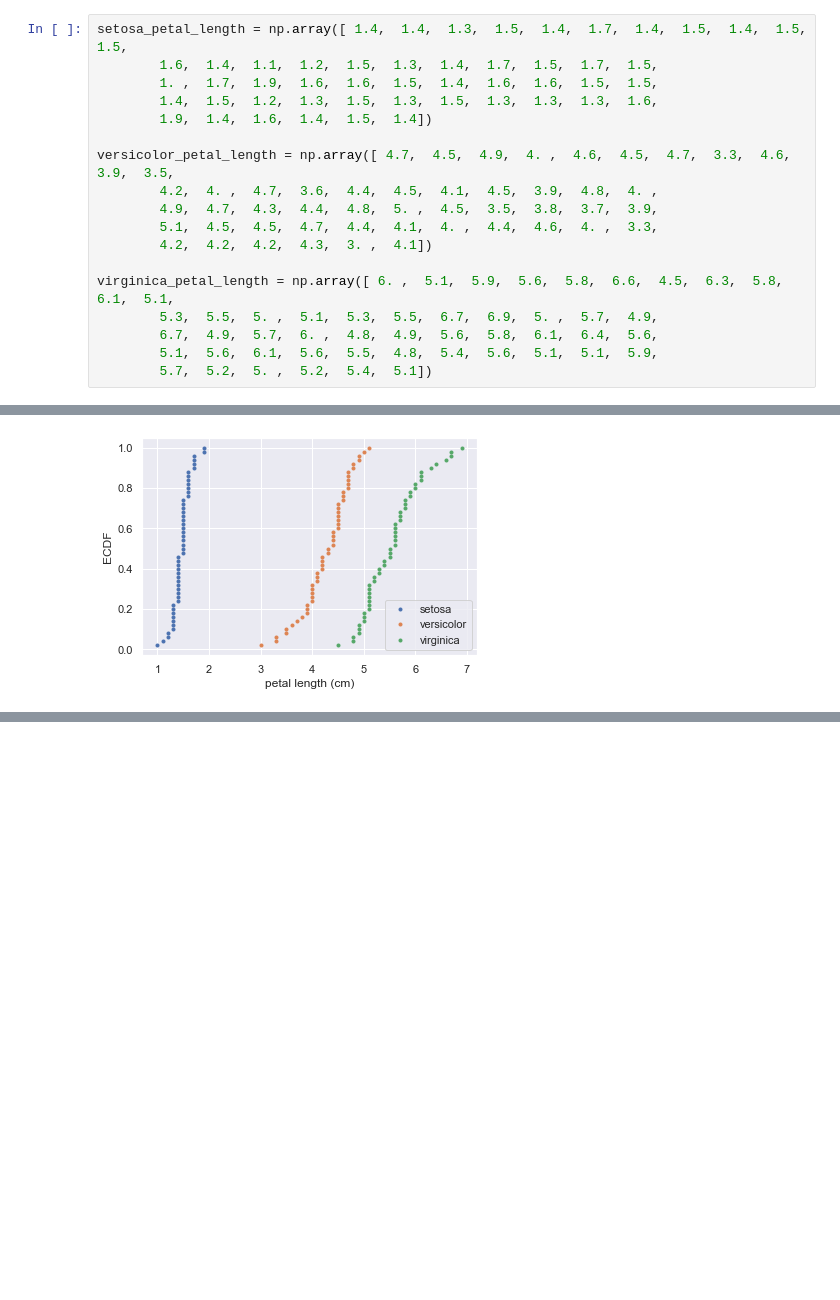
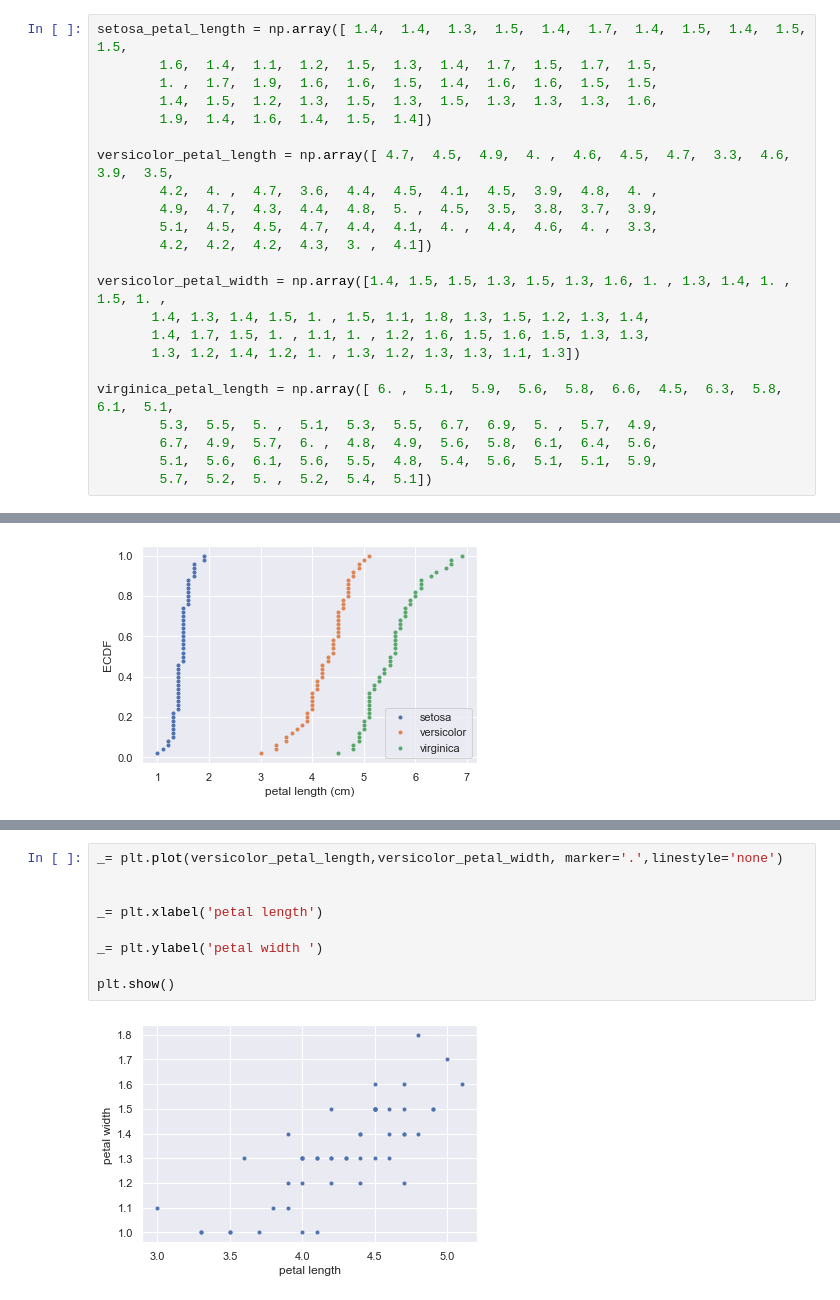
Before and after one commit to asaadkhattab/IrisSpecies, a Jupyter notebook: statistics.ipynb, the cells around one changed output, grey strips where cells are left out. Cells and saved outputs as stored; diff of their text form; blank space fills up the shorter version.

```diff
--- a/statistics.ipynb
+++ b/statistics.ipynb
@@ -45,6 +45,11 @@ versicolor_petal_length = np.array([ 4.7,  4.5,  4.9,  4. ,  4.6,  4.5,  4.7,  3
         5.1,  4.5,  4.5,  4.7,  4.4,  4.1,  4. ,  4.4,  4.6,  4. ,  3.3,
         4.2,  4.2,  4.2,  4.3,  3. ,  4.1])
 
+versicolor_petal_width = np.array([1.4, 1.5, 1.5, 1.3, 1.5, 1.3, 1.6, 1. , 1.3, 1.4, 1. , 1.5, 1. ,
+       1.4, 1.3, 1.4, 1.5, 1. , 1.5, 1.1, 1.8, 1.3, 1.5, 1.2, 1.3, 1.4,
+       1.4, 1.7, 1.5, 1. , 1.1, 1. , 1.2, 1.6, 1.5, 1.6, 1.5, 1.3, 1.3,
+       1.3, 1.2, 1.4, 1.2, 1. , 1.3, 1.2, 1.3, 1.3, 1.1, 1.3])
+
 virginica_petal_length = np.array([ 6. ,  5.1,  5.9,  5.6,  5.8,  6.6,  4.5,  6.3,  5.8,  6.1,  5.1,
         5.3,  5.5,  5. ,  5.1,  5.3,  5.5,  6.7,  6.9,  5. ,  5.7,  4.9,
         6.7,  4.9,  5.7,  6. ,  4.8,  4.9,  5.6,  5.8,  6.1,  6.4,  5.6,
@@ -103,0 +182,11 @@ plt.show()
+# %%
+_= plt.plot(versicolor_petal_length,versicolor_petal_width, marker='.',linestyle='none')
+
+
+_= plt.xlabel('petal length')
+
+_= plt.ylabel('petal width ')
+
+plt.show()
+# %% [output]
+[figure, added]
```
Also changed, not shown: parts of 15 cells of this notebook.
